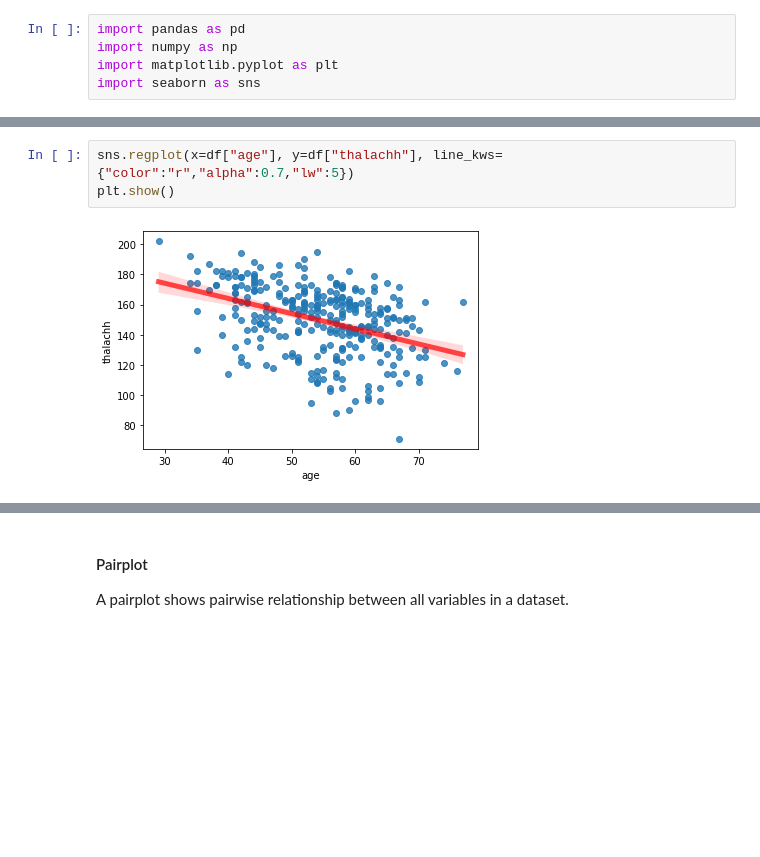
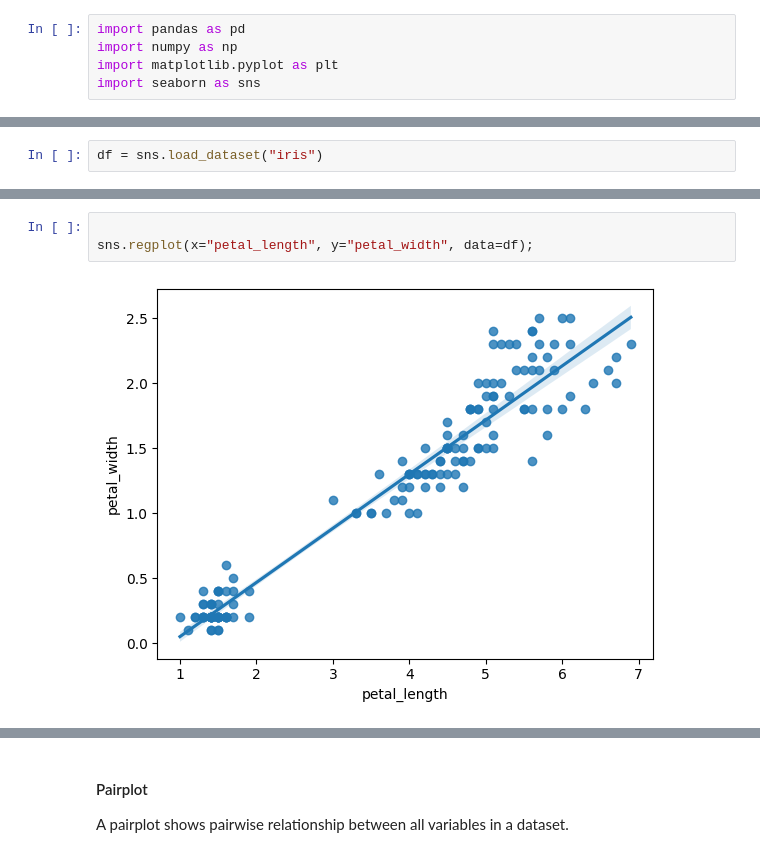
Before and after one commit to AlishaAng/EDA, a Jupyter notebook: Correlations.ipynb, the cells around one changed output, grey strips where cells are left out. Saved outputs shown, nothing was run; the diff lists cells and outputs as text; blank space fills up the shorter version.

Commit message:
iris data

```diff
--- a/Correlations.ipynb
+++ b/Correlations.ipynb
@@ -13,0 +6,2 @@ Index(['age', 'sex', 'cp', 'trtbps', 'chol', 'fbs', 'restecg', 'thalachh',
+# %%
+df = sns.load_dataset("iris")
@@ -41,6 +52,6 @@ sns.lmplot(x="age", y="thalachh", data=df);
 # %%
-sns.regplot(x=df["age"], y=df["thalachh"], line_kws={"color":"r","alpha":0.7,"lw":5})
-plt.show()
+
+sns.regplot(x="petal_length", y="petal_width", data=df);
 # %% [output]
-[figure, old version]
+[figure, new version]
 # %%
```
Also changed, not shown: parts of 11 cells of this notebook.
